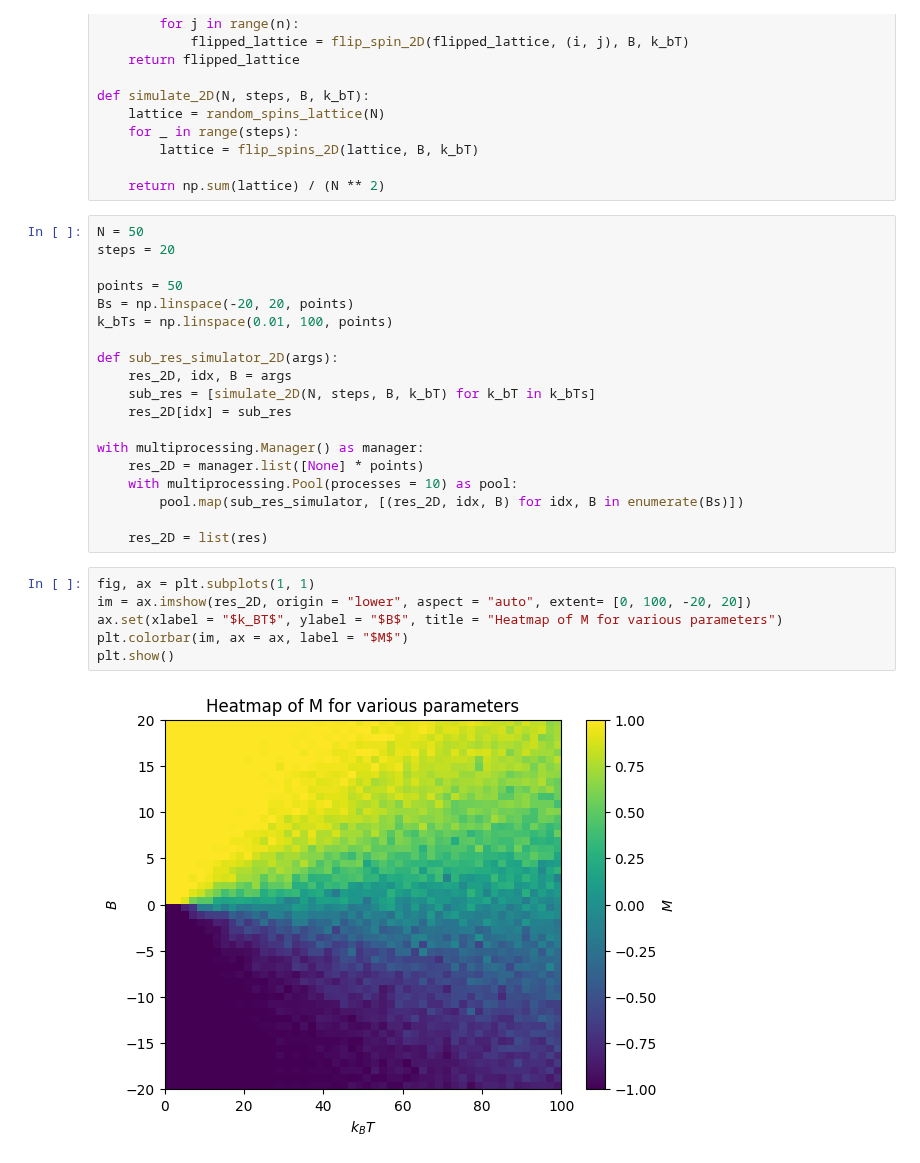
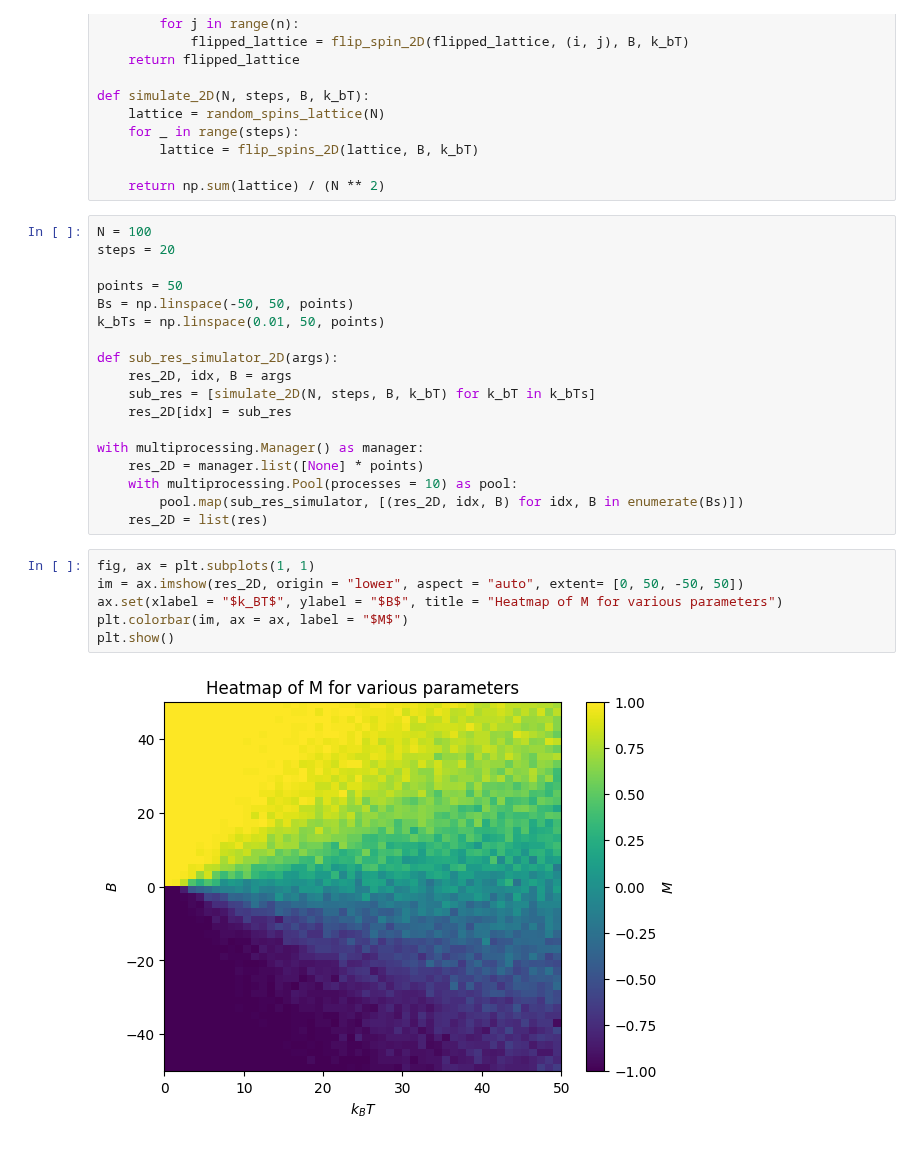
Before and after one commit to vibilanj/cmps, a Jupyter notebook: homework/Ising_Model.ipynb, the cells around one changed output. Cells and saved outputs as stored; diff of their text form.

```diff
--- a/homework/Ising_Model.ipynb
+++ b/homework/Ising_Model.ipynb
@@ -274,12 +258,12 @@ def simulate_2D(N, steps, B, k_bT):
 
     return np.sum(lattice) / (N ** 2)
 # %%
-N = 50
+N = 100
 steps = 20
 
 points = 50
-Bs = np.linspace(-20, 20, points)
-k_bTs = np.linspace(0.01, 100, points)
+Bs = np.linspace(-50, 50, points)
+k_bTs = np.linspace(0.01, 50, points)
 
 def sub_res_simulator_2D(args):
     res_2D, idx, B = args
@@ -290,13 +274,12 @@ with multiprocessing.Manager() as manager:
     res_2D = manager.list([None] * points)
     with multiprocessing.Pool(processes = 10) as pool:
         pool.map(sub_res_simulator, [(res_2D, idx, B) for idx, B in enumerate(Bs)])
-
     res_2D = list(res)
 # %%
 fig, ax = plt.subplots(1, 1)
-im = ax.imshow(res_2D, origin = "lower", aspect = "auto", extent= [0, 100, -20, 20])
+im = ax.imshow(res_2D, origin = "lower", aspect = "auto", extent= [0, 50, -50, 50])
 ax.set(xlabel = "$k_BT$", ylabel = "$B$", title = "Heatmap of M for various parameters")
 plt.colorbar(im, ax = ax, label = "$M$")
 plt.show()
 # %% [output]
-[figure, old version]
+[figure, new version]
```
Also changed, not shown: parts of 4 cells of this notebook.
